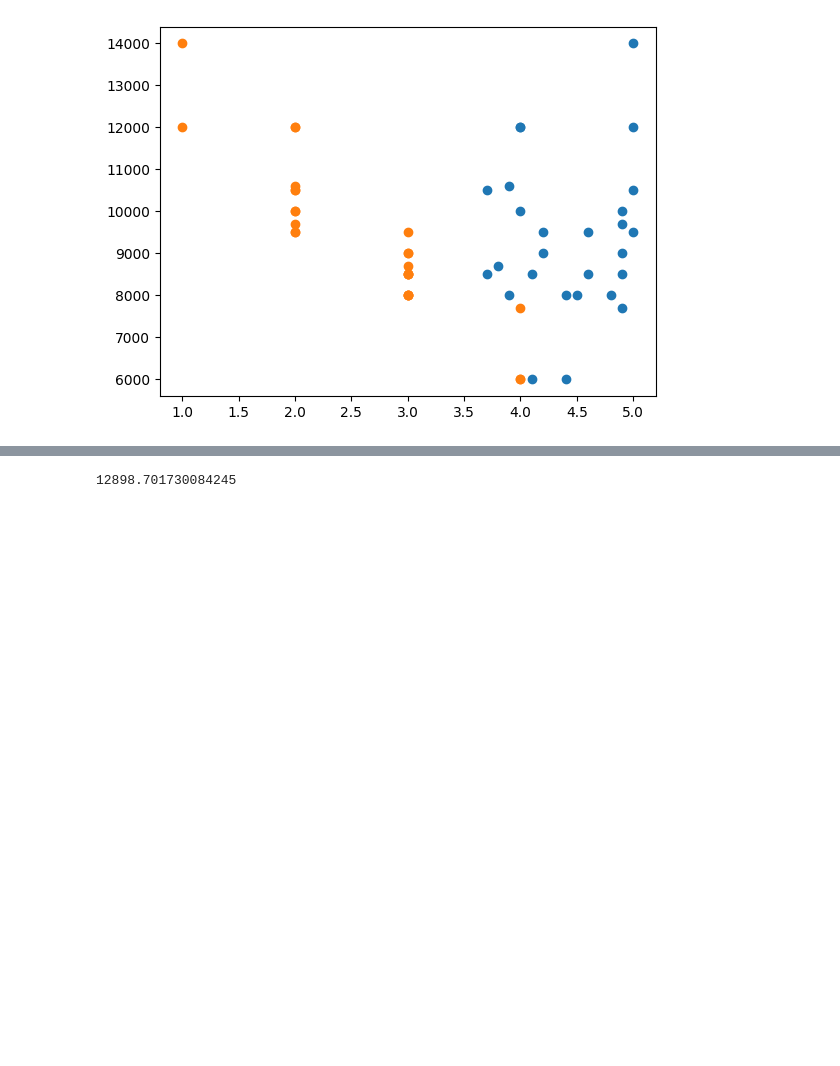
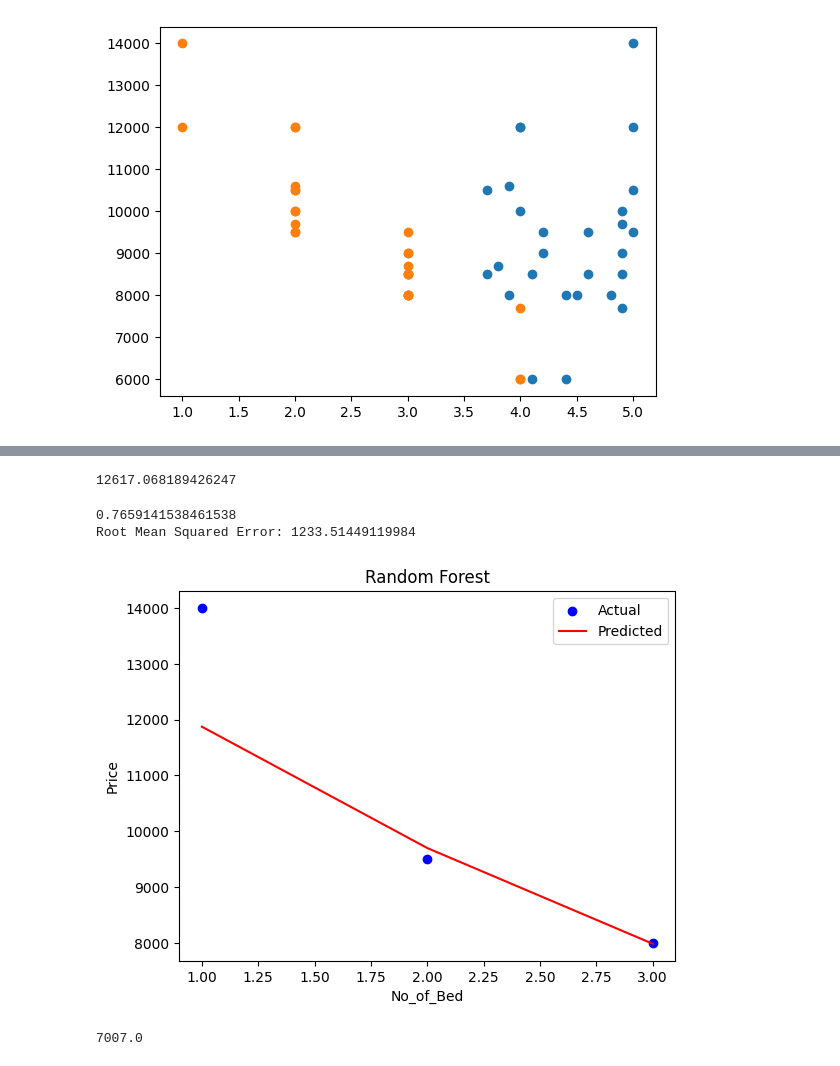
Before and after one commit to Laharishree/Final-Year-Project, a Jupyter notebook: PricePrediction.ipynb, the cells around one changed output, grey strips where cells are left out. Cells and saved outputs as stored; diff of their text form; code cells hidden in the pictures; blank space fills up the shorter version.

```diff
--- a/PricePrediction.ipynb
+++ b/PricePrediction.ipynb
@@ -3,8 +3,9 @@ import pandas as pd
 import numpy as np
 import math
 from sklearn.linear_model import LinearRegression
-data=pd.read_csv("./Data/PricePredictionData.csv",names=["HostelName","No_of_Bed","Ac","Security","FoodType","Rating","Laundry","price"
+data=pd.read_csv("./Data/PricePredictionData.csv",names=["HostelName","No_of_Bed","Ac","Laundry","FoodType","Rating","Security","price"
 ])
+
 
 X=data[["No_of_Bed","Ac","Security","FoodType","Rating","Laundry"
 ]]
@@ -20,7 +19,7 @@ plt.show()
 [figure]
 # %%
 from sklearn.model_selection import train_test_split
-X_train,X_test,Y_train,Y_test=train_test_split(X,y,test_size=0.4,random_state=10)
+X_train,X_test,Y_train,Y_test=train_test_split(X,y,test_size=0.1,random_state=10)
 # %%
 from sklearn.linear_model import LinearRegression
 lr_clf=LinearRegression()
@@ -50,4 +110,61 @@ def predict_price(No_of_Bed,Ac,Security,FoodType,Rating,Laundry):
 # %%
 predict_price(1,1,1,0,4,1)
 # %% [output]
-12898.701730084245
+12617.068189426247
+# %%
+
+import pandas as pd
+from sklearn.model_selection import train_test_split
+from sklearn.ensemble import RandomForestRegressor
+from sklearn.metrics import mean_squared_error
+
+# Read the dataset
+data = pd.read_csv("./Data/PricePredictionData.csv", names=["HostelName", "No_of_Bed", "Ac", "Laundry", "FoodType", "Rating", "Security", "price"])
+
+# Feature engineering
+data['Bed_to_Price_Ratio'] = data['No_of_Bed'] / data['price']
+data = pd.get_dummies(data, columns=['FoodType'])
+
+# Split the data into train and test sets
+X = data.drop(['HostelName', 'price'], axis=1)
+y = data['price']
+X_train, X_test, y_train, y_test = train_test_split(X, y, test_size=0.1, random_state=10)
+
+# RF training
+RF = RandomForestRegressor(random_state=10)
+RF.fit(X_train, y_train)
+
+# RF evaluation
+y_pred = RF.predict(X_test)
+print(RF.score(X_test,y_test))
+mse = mean_squared_error(y_test, y_pred)
+rmse = mse ** 0.5
+print("Root Mean Squared Error:", rmse)
+
+
+plt.scatter(X_test["No_of_Bed"], Y_test, color='blue', label='Actual')
+plt.plot(X_test["No_of_Bed"], y_pred, color='red', label='Predicted')
+plt.xlabel('No_of_Bed')
+plt.ylabel('Price')
+plt.title('Random Forest')
+plt.legend()
+plt.show()
+# %% [output]
+0.7659141538461538
+Root Mean Squared Error: 1233.51449119984
+[figure, added]
+# %%
+def predict_price(No_of_Bed,Ac,Security,FoodType,Rating,Laundry):
+    x=np.zeros(len(X.columns))
+    x[0]=No_of_Bed
+    x[1]=Ac
+    x[2]=Security
+    x[3]=FoodType
+    x[4]=Rating
+    x[5]=Laundry
+
+
+    return RF.predict([x])[0]
+predict_price(1,1,1,0,4,1)
+# %% [output]
+7007.0
```
Also changed, not shown: parts of 7 cells of this notebook, 3 other files.
